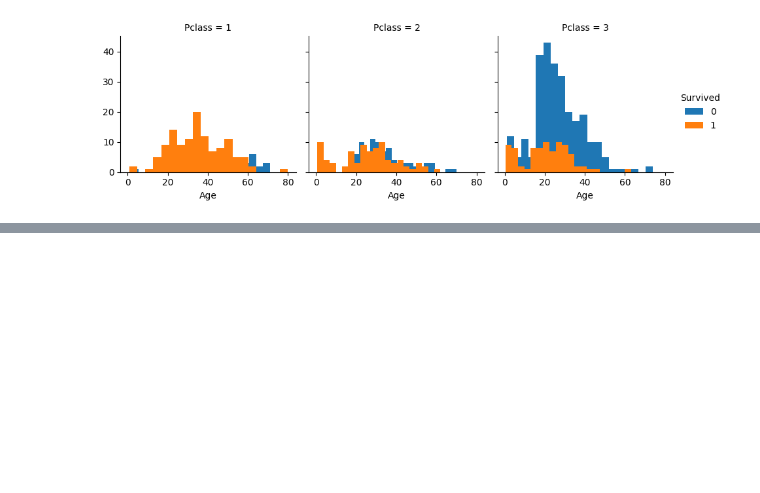
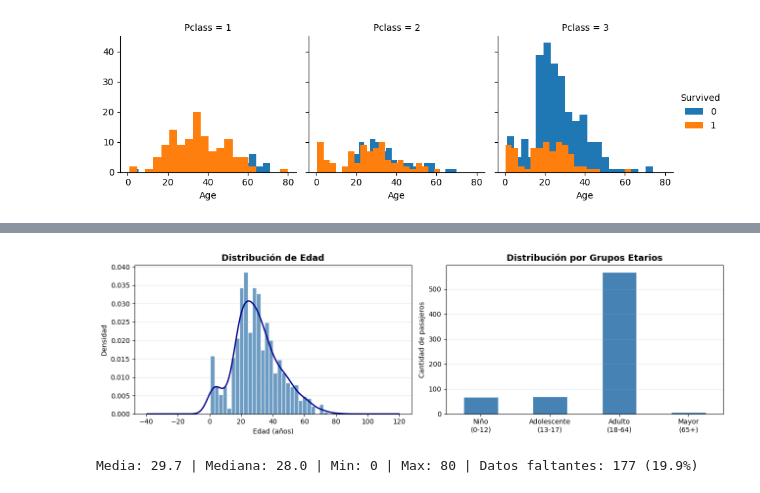
Before and after one commit to Ricardo-B04/Titanic_EDA, a Jupyter notebook: titanic_EDA.ipynb, the cells around one changed output, grey strips where cells are left out. Cells and saved outputs as stored; diff of their text form; code cells hidden in the pictures; blank space fills up the shorter version.

Commit message:
Parte 1: Variación (¿Cómo varían mis datos?)

```diff
--- a/titanic_EDA.ipynb
+++ b/titanic_EDA.ipynb
@@ -143,0 +148,33 @@ g.add_legend()
+# %%
+fig, axes = plt.subplots(1, 2, figsize=(13, 4))
+
+# Histograma con KDE
+ages = titanic['Age'].dropna()
+axes[0].hist(ages, bins=30, color='steelblue', edgecolor='white', alpha=0.8, density=True)
+ages.plot(kind='density', ax=axes[0], color='darkblue', linewidth=2)
+axes[0].set_title('Distribución de Edad', fontsize=13, fontweight='bold')
+axes[0].set_xlabel('Edad (años)')
+axes[0].set_ylabel('Densidad')
+axes[0].grid(axis='y', alpha=0.3)
+
+# Grupos etarios
+grupos = pd.cut(titanic['Age'],
+                bins=[0, 12, 18, 65, 100],
+                labels=['Niño\n(0-12)', 'Adolescente\n(13-17)', 'Adulto\n(18-64)', 'Mayor\n(65+)'])
+grupos.value_counts().sort_index().plot(kind='bar', ax=axes[1],
+                                         color='steelblue', edgecolor='white')
+axes[1].set_title('Distribución por Grupos Etarios', fontsize=13, fontweight='bold')
+axes[1].set_xlabel('')
+axes[1].set_ylabel('Cantidad de pasajeros')
+axes[1].tick_params(axis='x', rotation=0)
+axes[1].grid(axis='y', alpha=0.3)
+
+plt.tight_layout()
+plt.show()
+
+print(f"Media: {ages.mean():.1f} | Mediana: {ages.median():.1f} | "
+      f"Min: {ages.min():.0f} | Max: {ages.max():.0f} | "
+      f"Datos faltantes: {titanic['Age'].isnull().sum()} ({titanic['Age'].isnull().mean()*100:.1f}%)")
+# %% [output]
+[figure, added]
+Media: 29.7 | Mediana: 28.0 | Min: 0 | Max: 80 | Datos faltantes: 177 (19.9%)
```
Also changed, not shown: parts of 8 cells of this notebook.
